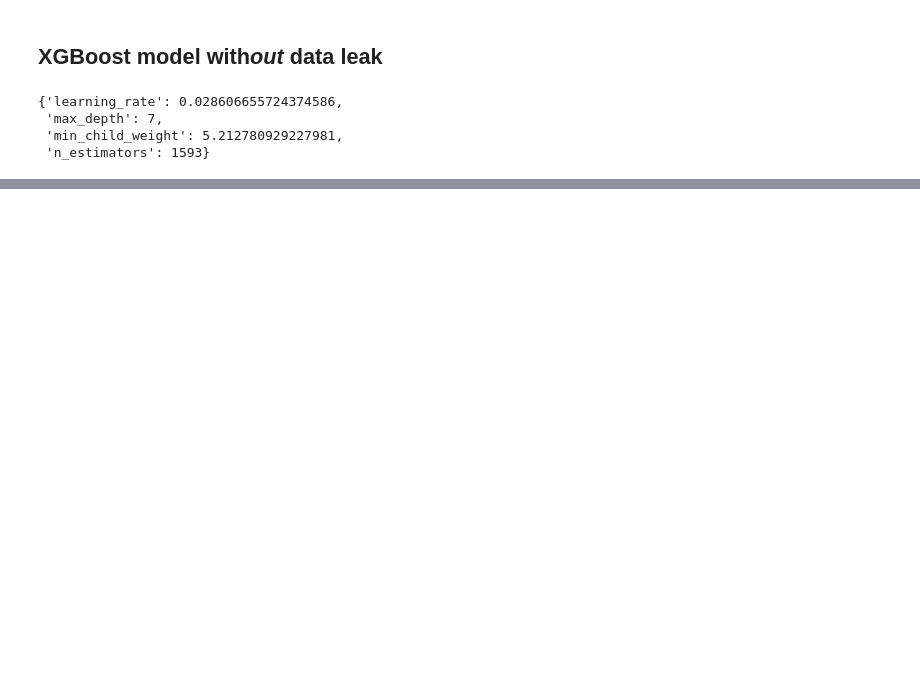
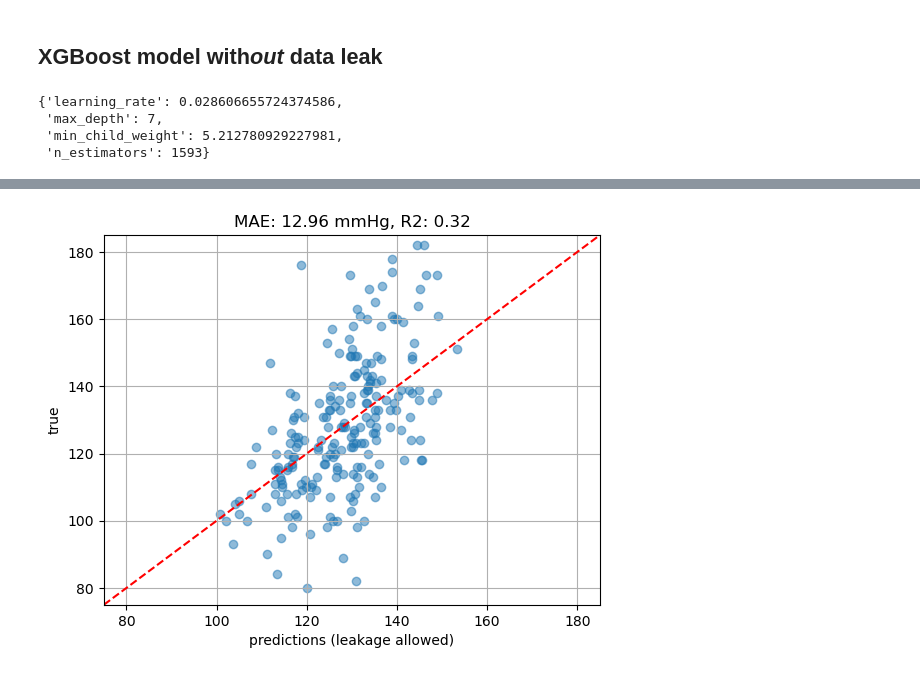
Before and after one commit to jnaramore/PPG_to_BP, a Jupyter notebook: PPG_to_BP_prediction.ipynb, the cells around one changed output, grey strips where cells are left out. Saved outputs shown, nothing was run; the diff lists cells and outputs as text; code cells hidden in the pictures; blank space fills up the shorter version.

```diff
--- a/PPG_to_BP_prediction.ipynb
+++ b/PPG_to_BP_prediction.ipynb
@@ -187,0 +240,17 @@ plt.savefig('XGBoost_SBP_Predictions_Leak_vs_NoLeak.png',dpi=300)
+# %%
+result_df = pd.DataFrame((id_subject,systolic_bp.mean()+y_pred_oof*systolic_bp.std(),systolic_bp)).T
+result_df.rename(columns = {0:'ID',1:'prediction',2:'true'},inplace=True)
+result_df_agg = result_df.groupby('ID').median()
+stats_xgb_no_leak_weighted_agg = mean_absolute_error(result_df_agg['prediction'],result_df_agg['true']),r2_score(result_df_agg['true'],result_df_agg['prediction'])
+
+plt.scatter(result_df_agg['prediction'],result_df_agg['true'],alpha=0.5)
+#plot a 1:1 line for reference
+plt.plot([75,185],[75,185],color='red',linestyle='--')
+plt.xlabel('predictions (leakage allowed)')
+plt.ylabel('true')
+plt.xlim([75,185])
+plt.ylim([75,185])
+plt.title('MAE: {:.2f} mmHg, R2: {:.2f}'.format(stats_xgb_no_leak_weighted_agg[0],stats_xgb_no_leak_weighted_agg[1]))
+plt.grid()
+# %% [output]
+[figure, added]
```
Also changed, not shown: parts of 9 cells of this notebook, 1 other file.
